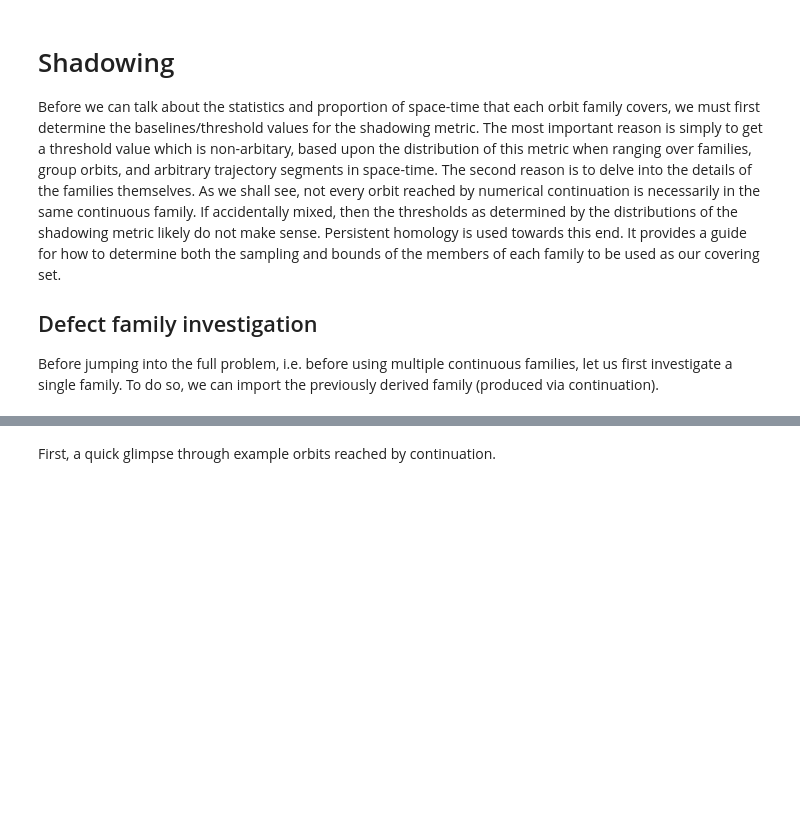
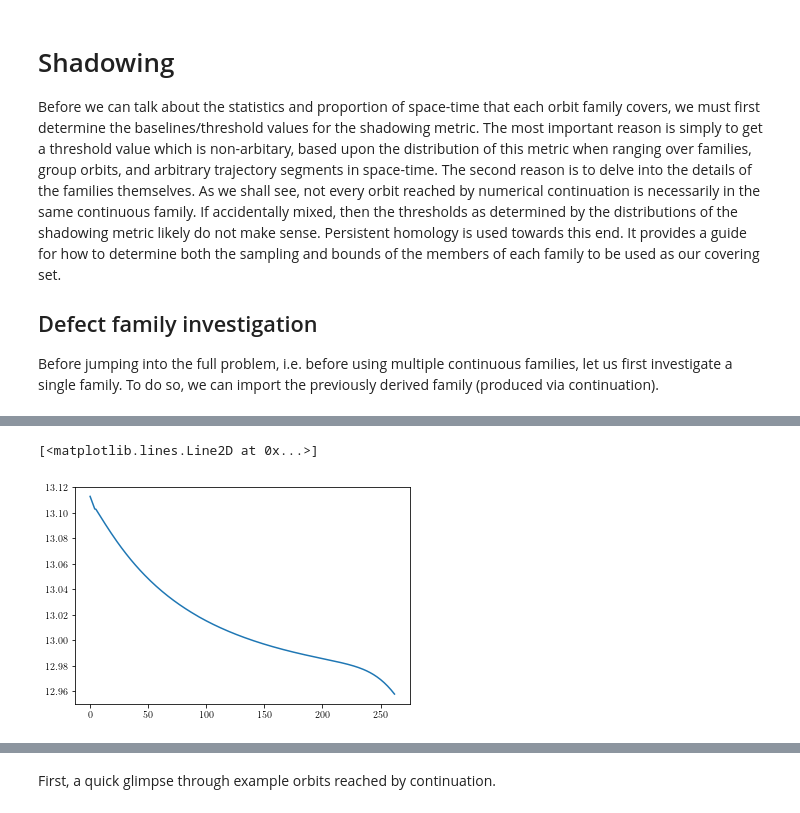
Before and after one commit to chaotic-systems/orbithunter, a Jupyter notebook: notebooks/shadowing.ipynb, the cells around one changed output, grey strips where cells are left out. Saved outputs shown, nothing was run; the diff lists cells and outputs as text; code cells hidden in the pictures; blank space fills up the shorter version.

```diff
--- a/notebooks/shadowing.ipynb
+++ b/notebooks/shadowing.ipynb
@@ -36,0 +69,6 @@ defect_family = sorted(defect_family, key=lambda x : x.x)
+# %%
+defect_family = sorted(covering[0], key=lambda x : x.t)
+drifter_family = sorted(covering[1], key=lambda x : x.t)
+large_defect_family = sorted(covering[2], key=lambda x : x.t)
+# streak_family = sorted(covering[3], key=lambda x : x.x)#[7:22]
+wiggle_family = sorted(covering[3], key=lambda x : x.t)
@@ -36,0 +94,5 @@ defect_family = sorted(defect_family, key=lambda x : x.x)
+# %%
+plt.plot([x.x for x in defect_family])
+# %% [output]
+[<matplotlib.lines.Line2D at 0x...>]
+[figure, added]
```
Also changed, not shown: parts of 96 cells of this notebook, 4 other files.
